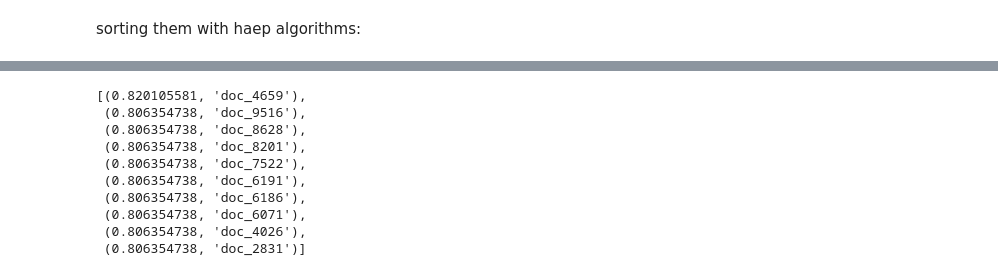
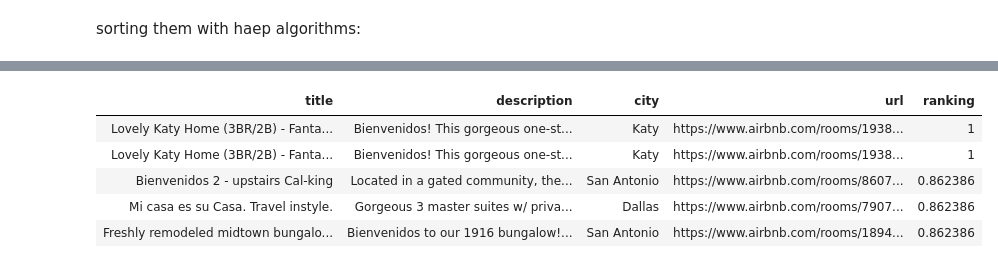
Before and after one commit to aleflabo/ADM-HW_10, a Jupyter notebook: HW_3.1.ipynb, the cells around one changed output, grey strips where cells are left out. Drawn from its saved outputs; the diff is of its cells as text; code cells hidden in the pictures.

```diff
--- a/HW_3.1.ipynb
+++ b/HW_3.1.ipynb
@@ -225,7 +198,7 @@ for file in range(18259):
     op = open(r'C:\Users\mccol\Desktop\Sapienza\ADM\HW3\doc\doc_' + str(file) + '.tsv', 'r', encoding="utf-8")
     for line in op:
         ou = line.strip().split('\t')
-        sentence = ou[5].replace('\\n', ' ').replace('/', ' ').replace('*', ' ').replace('\\r', ' ').replace('\\t', ' ') + ' ' + ou[8]
+        sentence = ou[5].replace('\\n', ' ').replace('/', ' ').replace('*', ' ').replace('\\r', ' ').replace('\\t', ' ') + ' ' + ou[8].replace('\\n', ' ').replace('/', ' ').replace('*', ' ').replace('\\r', ' ').replace('\\t', ' ')
     op.close()
 
 
@@ -238,7 +211,7 @@ for file in range(18259):
         index = vocabulary[word]
 
         tf = final.count(word) / len(final)
-        idf = math.log( 18258 / len(inverted_index[vocabulary[word]]))
+        idf = math.log( 18259 / len(inverted_index[vocabulary[word]]))
 
         if not (index in inverted_index_2):
             inverted_index_2[index] = [('doc_' + str(file), tf*idf )]
@@ -314,7 +287,7 @@ finding tfidfs of the query:
 tfidf_query = []
 for word in final_query:
     tf_query = final_query.count(word) / len(final_query)
-    idf_query = math.log( 18258 / len(inverted_index[vocabulary[word]]))
+    idf_query = math.log( 18259 / len(inverted_index[vocabulary[word]]))
     tfidf_query.append(tf_query * idf_query)
 tfidf_query
 # %% [output]
@@ -367,19 +343,25 @@ cosine for doc_18146 whit words [rare lake netflix] is: 0.5265795708
-# %%
-import heapq
-
-heap = []
-for i in daje:
-    heapq.heappush(heap, i)
-
-heapq.nlargest(10, heap)
-# %% [output]
-[(0.820105581, 'doc_4659'),
- (0.806354738, 'doc_9516'),
- (0.806354738, 'doc_8628'),
- (0.806354738, 'doc_8201'),
- (0.806354738, 'doc_7522'),
- (0.806354738, 'doc_6191'),
- (0.806354738, 'doc_6186'),
- (0.806354738, 'doc_6071'),
- (0.806354738, 'doc_4026'),
- (0.806354738, 'doc_2831')]
+# %%
+import heapq_max
+heap_max = []
+for i in daje:
+    heapq_max.heappush_max(heap_max, i)
+heap_max
+
+best_cosine = []
+docs = []
+for i in range(5):
+    cos = heapq_max.heappop_max(heap_max)
+    best_cosine.append(cos[0])
+    docs.append(int(cos[1][4:]))
+# %%
+df = f.filter(items = ['title', 'description', 'city', 'url']).loc[docs]
+df.description = list(map(lambda x: x.replace('\\n', ' '), df.description.tolist()))
+df['ranking'] = best_cosine
+df.style.hide_index()
+# %% [output]
+| title | description | city | url | ranking |
+| Lovely Katy Home (3BR/2B) - Fanta... | Bienvenidos! This gorgeous one-st... | Katy | https://www.airbnb.com/rooms/1938... | 1 |
+| Lovely Katy Home (3BR/2B) - Fanta... | Bienvenidos! This gorgeous one-st... | Katy | https://www.airbnb.com/rooms/1938... | 1 |
+| Bienvenidos 2 - upstairs Cal-king | Located in a gated community, the... | San Antonio | https://www.airbnb.com/rooms/8607... | 0.862386 |
+| Mi casa es su Casa. Travel instyle. | Gorgeous 3 master suites w/ priva... | Dallas | https://www.airbnb.com/rooms/7907... | 0.862386 |
+| Freshly remodeled midtown bungalo... | Bienvenidos to our 1916 bungalow!... | San Antonio | https://www.airbnb.com/rooms/1894... | 0.862386 |
```
Also changed, not shown: parts of 11 cells of this notebook.
